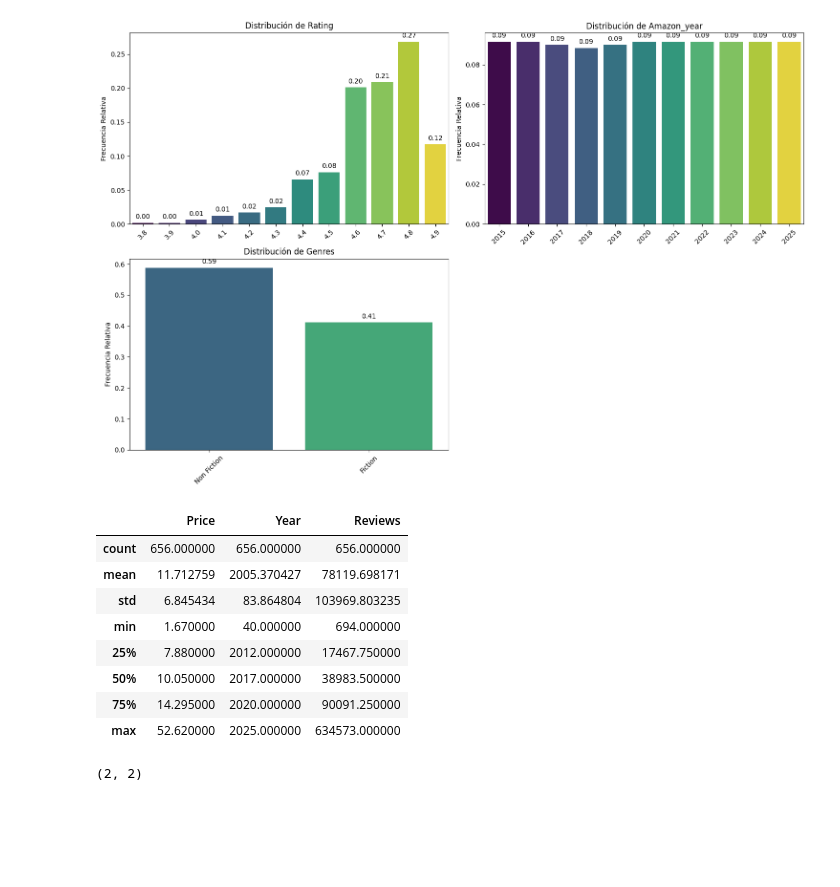
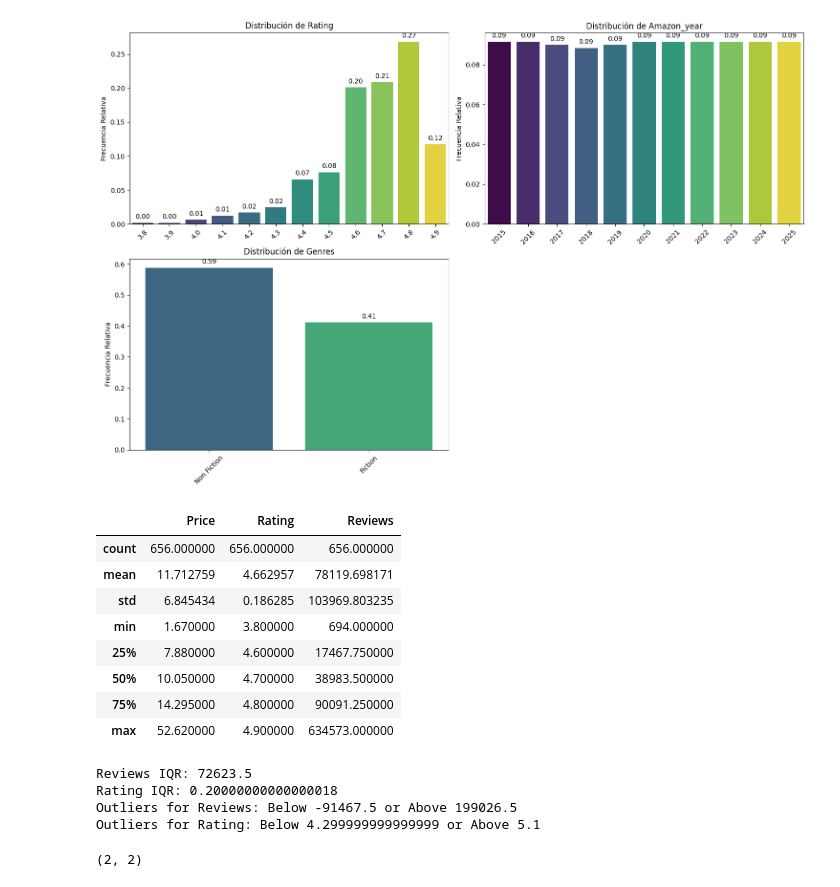
Before and after one commit to Martagilant/EDA, a Jupyter notebook: amazon_analysis.ipynb, the cells around one changed output. Saved outputs shown, nothing was run; the diff lists cells and outputs as text; code cells hidden in the pictures; blank space fills up the shorter version.

```diff
--- a/amazon_analysis.ipynb
+++ b/amazon_analysis.ipynb
@@ -303,17 +303,48 @@ pinta_distribucion_categoricas(df, categoricas,relativa= True, mostrar_valores=
 # %% [output]
 [figure]
 # %%
-df[["Price","Year", "Reviews"]].describe()
+df[["Price","Rating", "Reviews"]].describe()
 # %% [output]
-|  | Price | Year | Reviews |
+|  | Price | Rating | Reviews |
 | count | 656.000000 | 656.000000 | 656.000000 |
-| mean | 11.712759 | 2005.370427 | 78119.698171 |
-| std | 6.845434 | 83.864804 | 103969.803235 |
-| min | 1.670000 | 40.000000 | 694.000000 |
-| 25% | 7.880000 | 2012.000000 | 17467.750000 |
-| 50% | 10.050000 | 2017.000000 | 38983.500000 |
-| 75% | 14.295000 | 2020.000000 | 90091.250000 |
-| max | 52.620000 | 2025.000000 | 634573.000000 |
+| mean | 11.712759 | 4.662957 | 78119.698171 |
+| std | 6.845434 | 0.186285 | 103969.803235 |
+| min | 1.670000 | 3.800000 | 694.000000 |
+| 25% | 7.880000 | 4.600000 | 17467.750000 |
+| 50% | 10.050000 | 4.700000 | 38983.500000 |
+| 75% | 14.295000 | 4.800000 | 90091.250000 |
+| max | 52.620000 | 4.900000 | 634573.000000 |
+# %%
+df= pd.read_csv("amazon_cleaned.csv")
+
+# Assuming your DataFrame is named df
+# Calculate Q1 (25th percentile) and Q3 (75th percentile) for Reviews
+Q1_reviews = df['Reviews'].quantile(0.25)
+Q3_reviews = df['Reviews'].quantile(0.75)
+IQR_reviews = Q3_reviews - Q1_reviews
+
+# Calculate Q1 (25th percentile) and Q3 (75th percentile) for Rating
+Q1_rating = df['Rating'].quantile(0.25)
+Q3_rating = df['Rating'].quantile(0.75)
+IQR_rating = Q3_rating - Q1_rating
+
+# Outlier detection
+lower_bound_reviews = Q1_reviews - 1.5 * IQR_reviews
+upper_bound_reviews = Q3_reviews + 1.5 * IQR_reviews
+
+lower_bound_rating = Q1_rating - 1.5 * IQR_rating
+upper_bound_rating = Q3_rating + 1.5 * IQR_rating
+
+# Output the results
+print(f"Reviews IQR: {IQR_reviews}")
+print(f"Rating IQR: {IQR_rating}")
+print(f"Outliers for Reviews: Below {lower_bound_reviews} or Above {upper_bound_reviews}")
+print(f"Outliers for Rating: Below {lower_bound_rating} or Above {upper_bound_rating}")
+# %% [output]
+Reviews IQR: 72623.5
+Rating IQR: 0.20000000000000018
+Outliers for Reviews: Below -91467.5 or Above 199026.5
+Outliers for Rating: Below 4.299999999999999 or Above 5.1
 # %%
 plot_combined_graphs(df, ["Year","Rating"], whisker_width=2, bins = 40)
 # %% [output]
```
